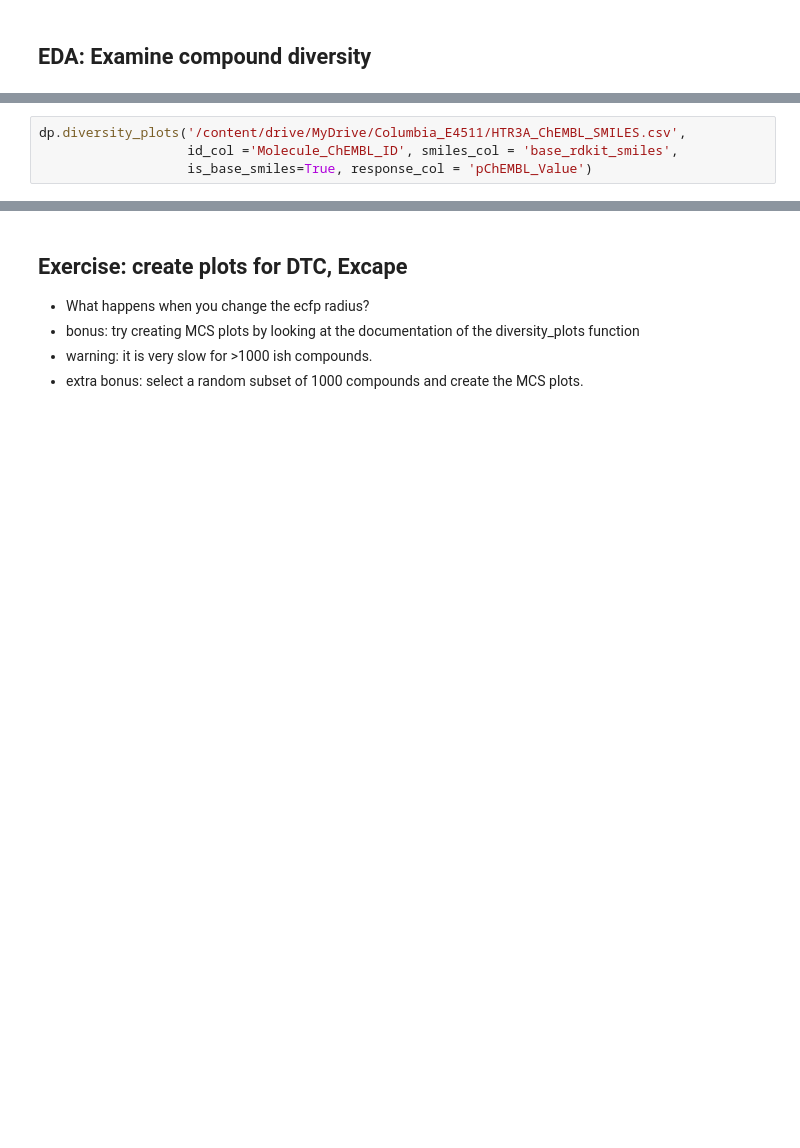
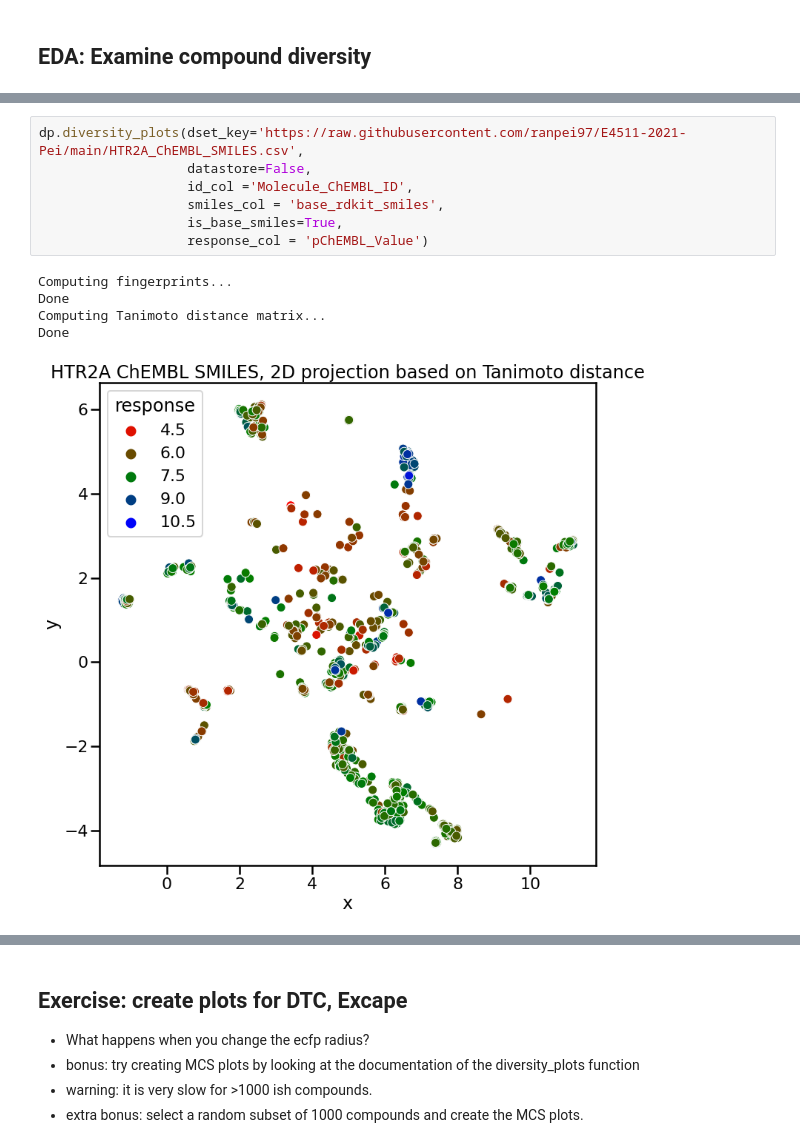
Before and after one commit to ranpei97/E4511-2021-Pei, a Jupyter notebook: HTR2A_EDA_students.ipynb, the cells around one changed output, grey strips where cells are left out. Saved outputs shown, nothing was run; the diff lists cells and outputs as text; blank space fills up the shorter version.

```diff
--- a/HTR2A_EDA_students.ipynb
+++ b/HTR2A_EDA_students.ipynb
@@ -668,4 +737,13 @@ AttributeError: ignored
 # %%
-dp.diversity_plots('/content/drive/MyDrive/Columbia_E4511/HTR3A_ChEMBL_SMILES.csv',
-                   id_col ='Molecule_ChEMBL_ID', smiles_col = 'base_rdkit_smiles',
-                   is_base_smiles=True, response_col = 'pChEMBL_Value')
+dp.diversity_plots(dset_key='https://raw.githubusercontent.com/ranpei97/E4511-2021-Pei/main/HTR2A_ChEMBL_SMILES.csv',
+                   datastore=False,
+                   id_col ='Molecule_ChEMBL_ID',
+                   smiles_col = 'base_rdkit_smiles',
+                   is_base_smiles=True,
+                   response_col = 'pChEMBL_Value')
+# %% [output]
+Computing fingerprints...
+Done
+Computing Tanimoto distance matrix...
+Done
+[figure, added]
```
Also changed, not shown: parts of 13 cells of this notebook.
